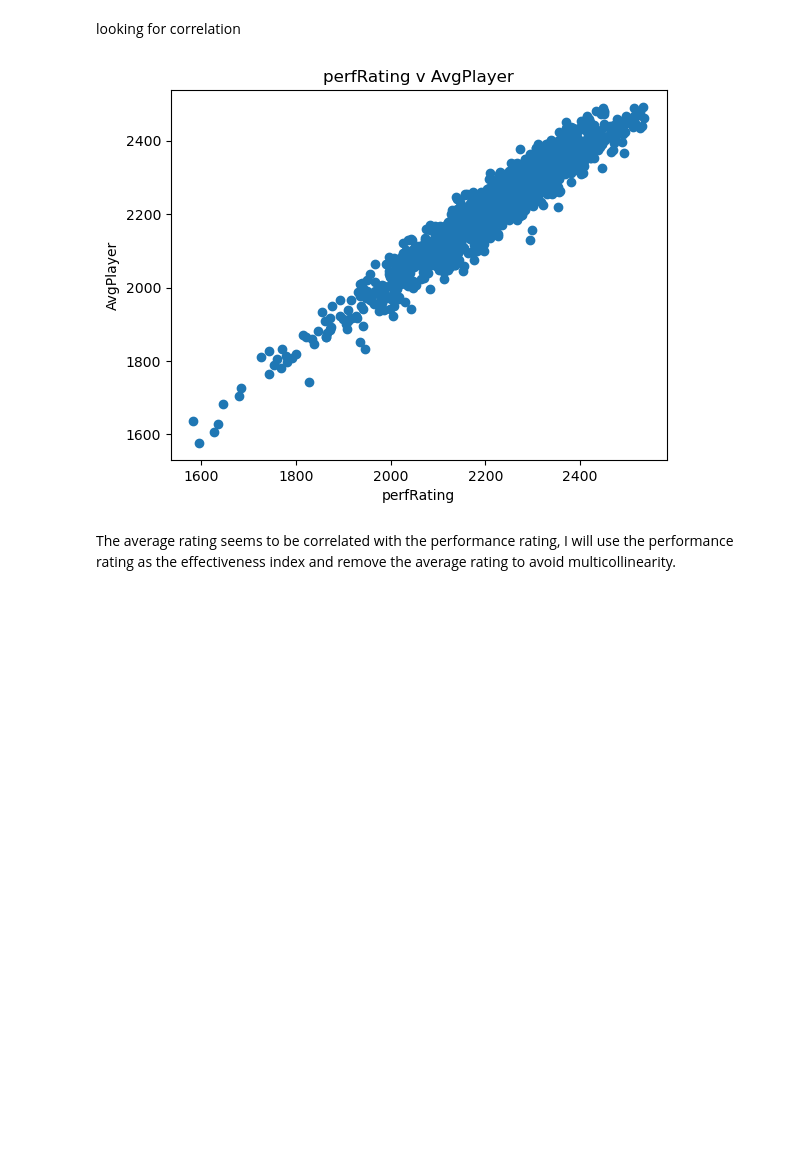
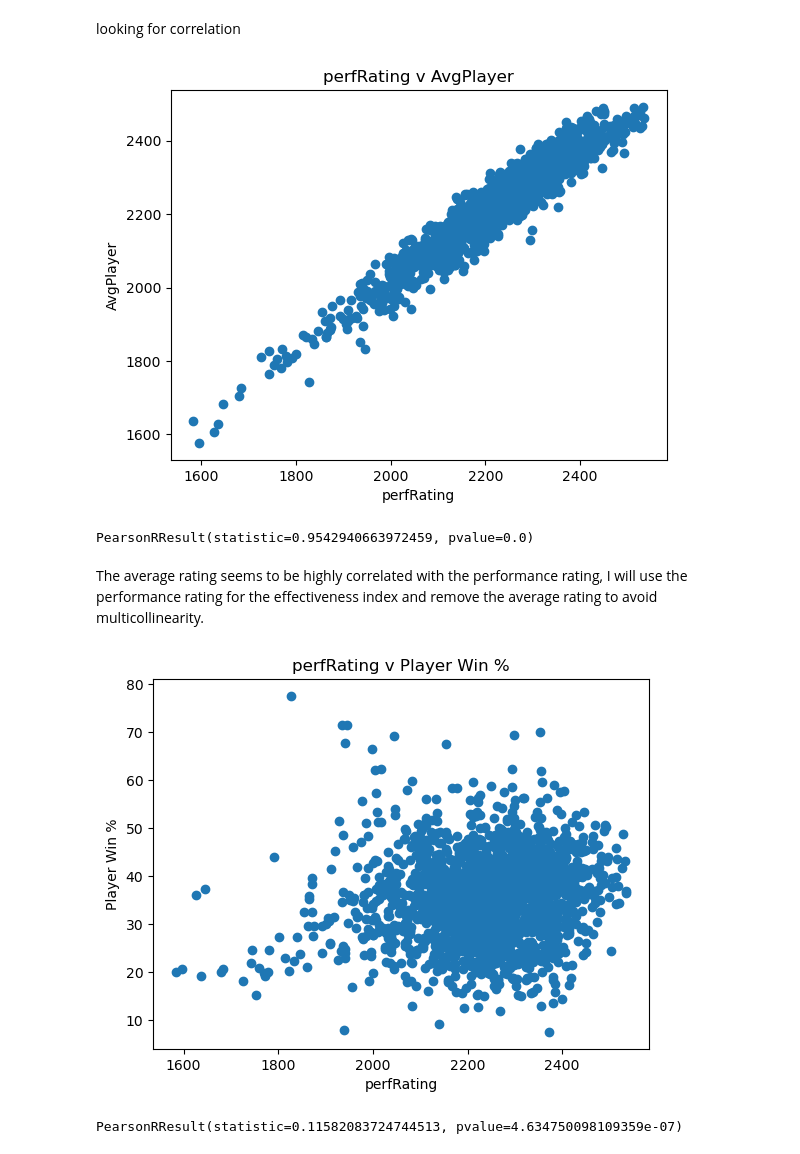
Before and after one commit to alexandredesbos/DAV-CA1, a Jupyter notebook: main.ipynb, the cells around one changed output. Saved outputs shown, nothing was run; the diff lists cells and outputs as text; code cells hidden in the pictures; blank space fills up the shorter version.

```diff
--- a/main.ipynb
+++ b/main.ipynb
@@ -71,6 +96,7 @@ We can see that some data is missing but this it's bacause not every opening hav
 looking for correlation
 # %%
 from matplotlib import pyplot as plt
+from scipy.stats import pearsonr
 import numpy as np
 
 plt.title("perfRating v AvgPlayer")
@@ -78,7 +104,23 @@ plt.xlabel("perfRating")
 plt.ylabel("AvgPlayer")
 plt.scatter(df['Perf Rating'], df['Avg Player'])
 plt.show()
+
+corr = pearsonr(df['Perf Rating'], df['Avg Player'])
+print(corr)
 # %% [output]
 [figure]
+PearsonRResult(statistic=0.9542940663972459, pvalue=0.0)
 # %% [markdown]
-The average rating seems to be correlated with the performance rating, I will use the performance rating as the effectiveness index and remove the average rating to avoid multicollinearity.
+The average rating seems to be highly correlated with the performance rating, I will use the performance rating for the effectiveness index and remove the average rating to avoid multicollinearity.
+# %%
+plt.title("perfRating v Player Win %")
+plt.xlabel("perfRating")
+plt.ylabel("Player Win %")
+plt.scatter(df['Perf Rating'], df['Player Win %'])
+plt.show()
+
+corr = pearsonr(df['Perf Rating'], df['Player Win %'])
+print(corr)
+# %% [output]
+[figure, added]
+PearsonRResult(statistic=0.11582083724744513, pvalue=4.634750098109359e-07)
```
Also changed, not shown: parts of 7 cells of this notebook.
